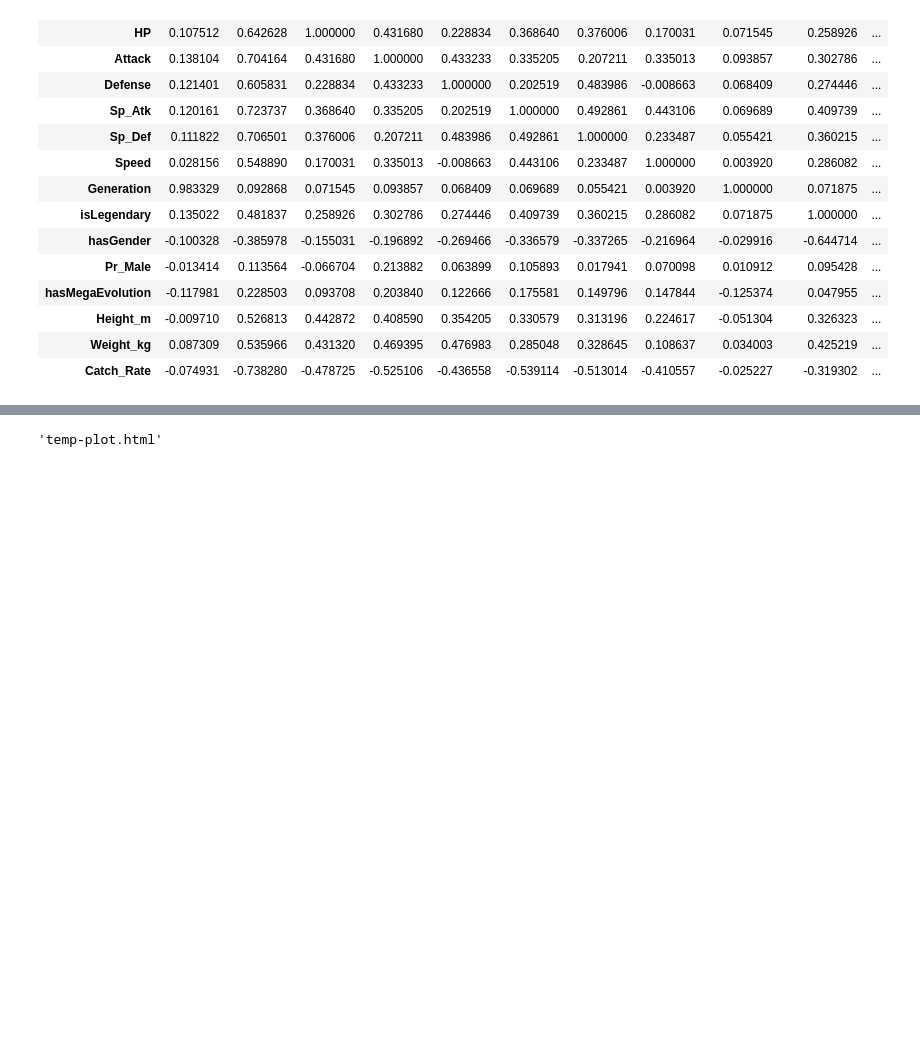
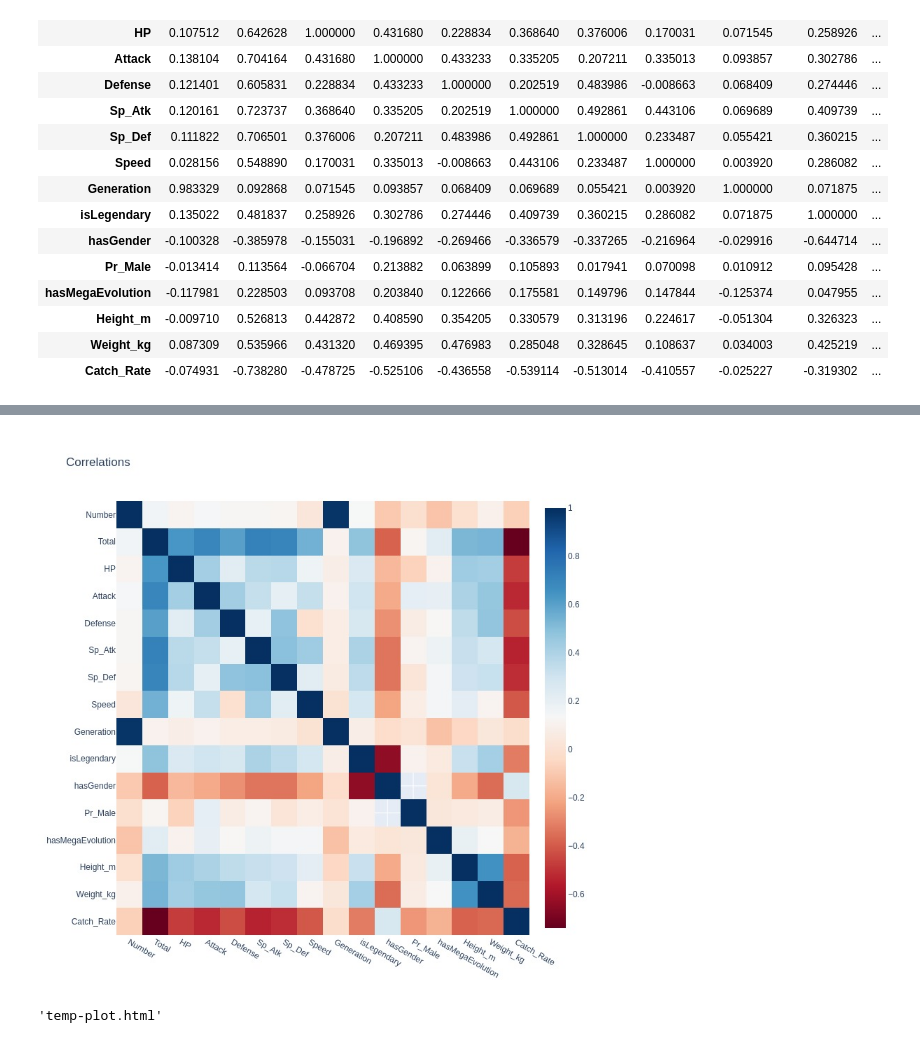
Before and after one commit to SergioSJS/data_science_portfolio, a Jupyter notebook: pokemon-data-analysing/Pokeanalysis.ipynb, the cells around one changed output, grey strips where cells are left out. Drawn from its saved outputs; the diff is of its cells as text; code cells hidden in the pictures; blank space fills up the shorter version.

```diff
--- a/pokemon-data-analysing/Pokeanalysis.ipynb
+++ b/pokemon-data-analysing/Pokeanalysis.ipynb
@@ -274,9 +262,9 @@ fig.update_layout(autosize=False, height=800, width=800)
 # fig.write_image("images/correlations.jpeg")
 
 # To print image
-'''img_bytes = fig.to_image(format="jpeg")
+img_bytes = fig.to_image(format="jpeg")
 Image(img_bytes)
-'''
+
 # To print plotly graph
-fig.show()
+#fig.show()
 # %% [output]
@@ -284,3 +271,4 @@ fig.show()
+[figure, added]
 # %%
 import plotly.express as px
 import plotly.offline as pyo
```
Also changed, not shown: parts of 7 cells of this notebook, 1 other file.
